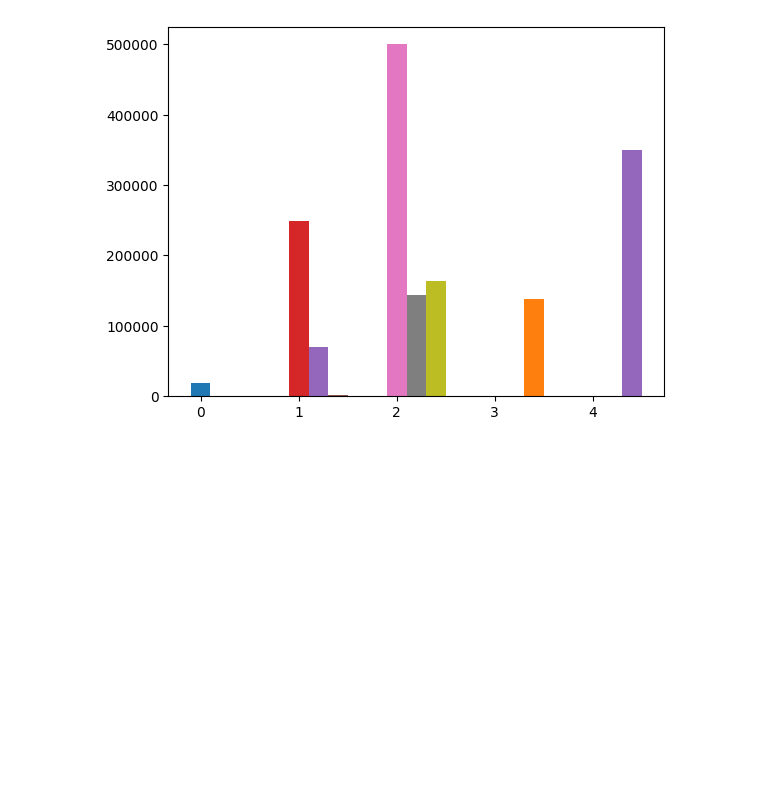
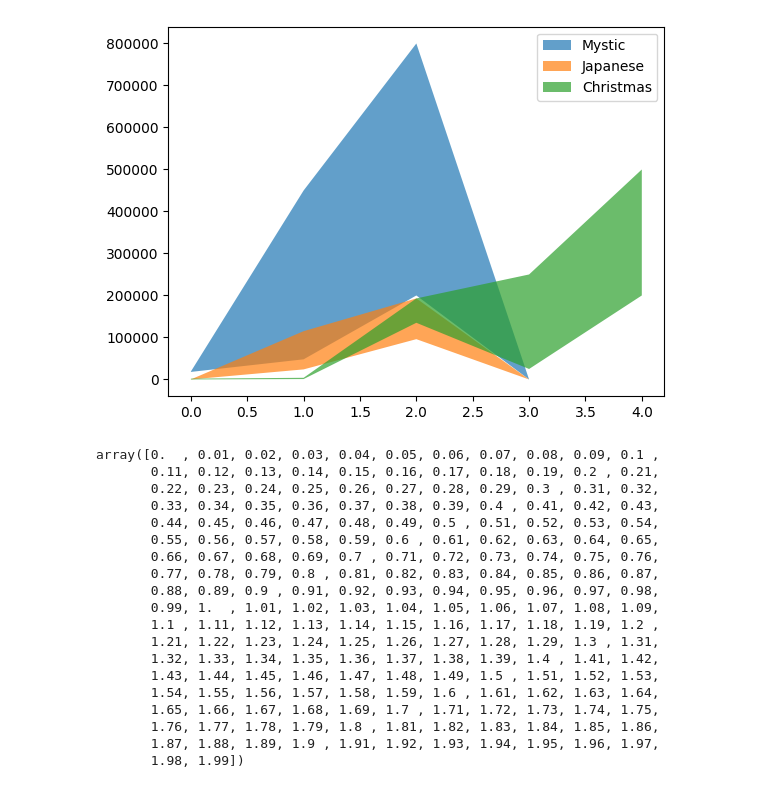
Before and after one commit to Martin1458/Axieinfinity-Details, a Jupyter notebook: AxiesExcel1-28000/getSpecialAxiesPricesGraph.ipynb, the cells around one changed output. Saved outputs shown, nothing was run; the diff lists cells and outputs as text; code cells hidden in the pictures; blank space fills up the shorter version.

Commit message:
Finnaly done graph of special Axies, all attributes to go

```diff
--- a/AxiesExcel1-28000/getSpecialAxiesPricesGraph.ipynb
+++ b/AxiesExcel1-28000/getSpecialAxiesPricesGraph.ipynb
@@ -6,37 +6,53 @@ parts = ["Mystic", "Japanese", "Christmas"]
 singlePartMin = [18000, 98, 115]
 singlePartMax = [19000, 200, 2000]
 singlePart = [(singlePartMin[_] + singlePartMax[_])/2 for _ in range(len(singlePartMin))]
-print(singlePart)
+print("singlePart", singlePart)
 doublePartMin = [48000, 24000, 1000]
 doublePartMax = [450000, 115000, 4000]
 doublePart = [(doublePartMin[_] + doublePartMax[_])/2 for _ in range(len(doublePartMin))]
-print(doublePart)
+print("doublePart", doublePart)
 triplePartMin = [200000, 96000, 135000]
 triplePartMax = [800000, 193000, 193000]
 triplePart = [(triplePartMin[_] + triplePartMax[_])/2 for _ in range(len(triplePartMin))]
-print(triplePart)
+print("triplePart", triplePart)
 quadruplePartMin = [0, 0, 25000]
 quadruplePartMax = [0, 0, 250000]
 quadruplePart = [(quadruplePartMin[_] + quadruplePartMax[_])/2 for _ in range(len(quadruplePartMin))]
-print(quadruplePart)
+print("quadruplePart", quadruplePart)
 pentaplePartMin = [0, 0, 200000]
 pentaplePartMax = [0, 0, 500000]
 pentaplePart = [(pentaplePartMin[_] + pentaplePartMax[_])/2 for _ in range(len(pentaplePartMin))]
-print(pentaplePart)
+print("pentaplePart", pentaplePart)
 partsMinMax = [singlePartMin, singlePartMax, doublePartMin, doublePartMax, triplePartMin, triplePartMax, quadruplePartMin, quadruplePartMax, pentaplePartMin, pentaplePartMax]
+doublePartsMinMax = [[singlePartMin, singlePartMax], [doublePartMin, doublePartMax], [triplePartMin, triplePartMax], [quadruplePartMin, quadruplePartMax], [pentaplePartMin, pentaplePartMax]]
 partsList = [singlePart, doublePart, triplePart, quadruplePart, pentaplePart]
 partsListNames = ['singlePart', 'doublePart', 'triplePart', 'quadruplePart', 'pentaplePart']
 mysticList = [_[0] for _ in partsMinMax]
 japaneseList = [_[1] for _ in partsMinMax]
 christmasList = [_[2] for _ in partsMinMax]
-print(mysticList)
-print(japaneseList)
-print(christmasList)
+print("mysticList", mysticList)
+print("japaneseList", japaneseList)
+print("christmasList", christmasList)
+listOfLists = [mysticList, japaneseList, christmasList]
+mysticListMin = mysticList[::2]
+mysticListMax = mysticList[1::2]
+print("mysticListMin", mysticListMin)
+print("mysticListMax", mysticListMax)
+japaneseListMin = japaneseList[::2]
+japaneseListMax = japaneseList[1::2]
+print("japaneseListMin", japaneseListMin)
+print("japaneseListMax", japaneseListMax)
+christmasListMin = christmasList[::2]
+christmasListMax = christmasList[1::2]
+print("christmasListMin", christmasListMin)
+print("christmasListMax", christmasListMax)
+listOfListsMinMax = [[mysticListMin, mysticListMax], [japaneseListMin, japaneseListMax], [christmasListMin, christmasListMax]]
 myWidth = 0.2
 someList = ['0', '1', '2', '3', '4']
 x_axis = np.arange(len(someList))
 x_axis = np.arange(len(parts))
-print(type(x_axis))
+print("type(x_axis)", type(x_axis))
+print("x_axis", x_axis)
 ax = plt.subplot(111)
 
 if False:
@@ -71,15 +87,31 @@ elif False:
         ax.bar((len(mysticList)*myWidth)+(myWidth*i), japaneseList[i], width=myWidth, label = 'japaneseList')
     for i in range(len(christmasList)):
         ax.bar((len(mysticList)*myWidth)+(len(christmasList)*myWidth)+(myWidth*i), christmasList[i], width=myWidth, label = 'christmasList')
-else:
+elif False:
     #ax.bar(4+(myWidth/2), pentaplePartMax, width=myWidth, label = 'pentaplePartMax')
     for r in range(len(partsList)):
         for i in range(len(partsList[r])):
             ax.bar(r+i*myWidth, partsList[r][i], width=myWidth, label = partsListNames[r])
+elif False:
+    x_axis = np.arange(len(parts))
+    colors = ['red', 1]
+    for i in range(len(doublePartsMinMax)):
+        plt.fill_between(x_axis, doublePartsMinMax[i][0], doublePartsMinMax[i][1])
+        print(i, doublePartsMinMax[i][0], doublePartsMinMax[i][1])
+    plt.show()
+else:
+    x_axis = np.arange(len([0, 1, 2, 3, 4]))
+    colors = ['red', 1]
+    for i in range(len(listOfListsMinMax)):
+        plt.fill_between(x_axis, listOfListsMinMax[i][0], listOfListsMinMax[i][1], alpha=0.7, label='Mystic' if listOfListsMinMax[i][0]==mysticListMin else'Japanese' if listOfListsMinMax[i][0]==japaneseListMin else 'Christmas')
+        print(i, listOfListsMinMax[i][0], listOfListsMinMax[i][1])
+        plt.legend()
+    plt.show()
+
 
 #ax.xticks(x_axis, parts)
 
 #ax.title("54545")
-
+np.arange(0.0, 2, 0.01)
 #ax.show()
 # %% [output]
@@ -95 +137,20 @@ else:
-[figure, old version]
+[figure, new version]
+array([0.  , 0.01, 0.02, 0.03, 0.04, 0.05, 0.06, 0.07, 0.08, 0.09, 0.1 ,
+       0.11, 0.12, 0.13, 0.14, 0.15, 0.16, 0.17, 0.18, 0.19, 0.2 , 0.21,
+       0.22, 0.23, 0.24, 0.25, 0.26, 0.27, 0.28, 0.29, 0.3 , 0.31, 0.32,
+       0.33, 0.34, 0.35, 0.36, 0.37, 0.38, 0.39, 0.4 , 0.41, 0.42, 0.43,
+       0.44, 0.45, 0.46, 0.47, 0.48, 0.49, 0.5 , 0.51, 0.52, 0.53, 0.54,
+       0.55, 0.56, 0.57, 0.58, 0.59, 0.6 , 0.61, 0.62, 0.63, 0.64, 0.65,
+       0.66, 0.67, 0.68, 0.69, 0.7 , 0.71, 0.72, 0.73, 0.74, 0.75, 0.76,
+       0.77, 0.78, 0.79, 0.8 , 0.81, 0.82, 0.83, 0.84, 0.85, 0.86, 0.87,
+       0.88, 0.89, 0.9 , 0.91, 0.92, 0.93, 0.94, 0.95, 0.96, 0.97, 0.98,
+       0.99, 1.  , 1.01, 1.02, 1.03, 1.04, 1.05, 1.06, 1.07, 1.08, 1.09,
+       1.1 , 1.11, 1.12, 1.13, 1.14, 1.15, 1.16, 1.17, 1.18, 1.19, 1.2 ,
+       1.21, 1.22, 1.23, 1.24, 1.25, 1.26, 1.27, 1.28, 1.29, 1.3 , 1.31,
+       1.32, 1.33, 1.34, 1.35, 1.36, 1.37, 1.38, 1.39, 1.4 , 1.41, 1.42,
+       1.43, 1.44, 1.45, 1.46, 1.47, 1.48, 1.49, 1.5 , 1.51, 1.52, 1.53,
+       1.54, 1.55, 1.56, 1.57, 1.58, 1.59, 1.6 , 1.61, 1.62, 1.63, 1.64,
+       1.65, 1.66, 1.67, 1.68, 1.69, 1.7 , 1.71, 1.72, 1.73, 1.74, 1.75,
+       1.76, 1.77, 1.78, 1.79, 1.8 , 1.81, 1.82, 1.83, 1.84, 1.85, 1.86,
+       1.87, 1.88, 1.89, 1.9 , 1.91, 1.92, 1.93, 1.94, 1.95, 1.96, 1.97,
+       1.98, 1.99])
```
Also changed, not shown: parts of 1 cell of this notebook.
